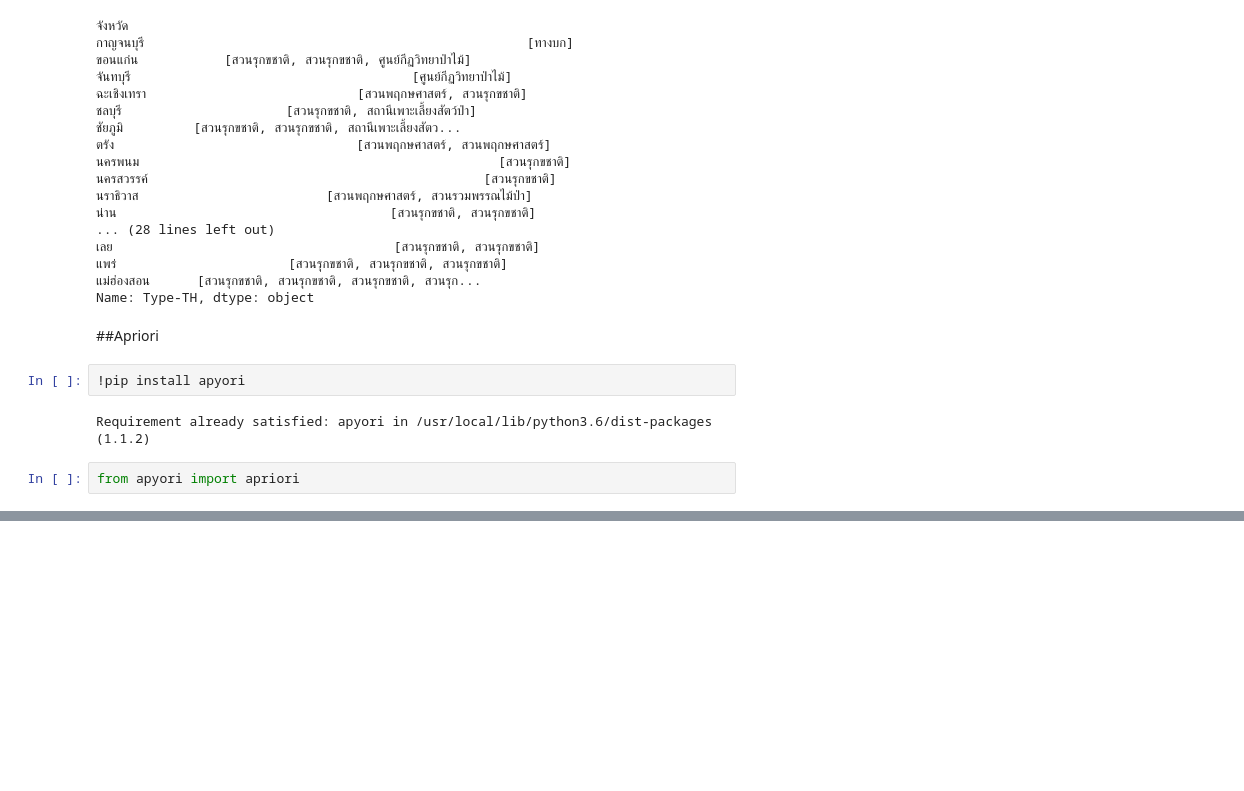
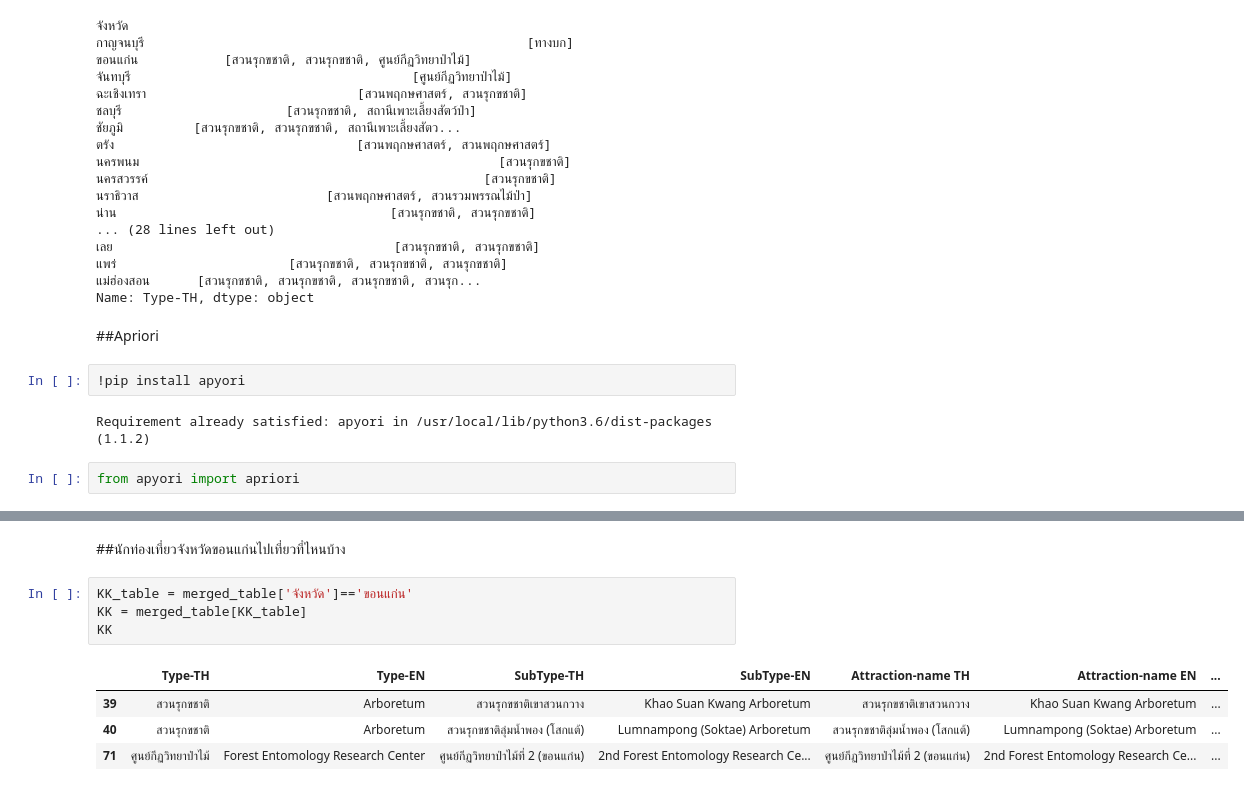
Before and after one commit to dinsor17/KKU_Data_mining, a Jupyter notebook: visitors_k.ipynb, the cells around one changed output, grey strips where cells are left out. Saved outputs shown, nothing was run; the diff lists cells and outputs as text; blank space fills up the shorter version.

```diff
--- a/visitors_k.ipynb
+++ b/visitors_k.ipynb
@@ -475,0 +480,11 @@ RelationRecord(items=frozenset({'ทางบก'}), support=0.2619047619047619,
+# %% [markdown]
+##นักท่องเที่ยวจังหวัดขอนแก่นไปเที่ยวที่ไหนบ้าง
+# %%
+KK_table = merged_table['จังหวัด']=='ขอนแก่น'
+KK = merged_table[KK_table]
+KK
+# %% [output]
+|  | Type-TH | Type-EN | SubType-TH | SubType-EN | Attraction-name TH | Attraction-name EN | ... |
+| 39 | สวนรุกขชาติ | Arboretum | สวนรุกขชาติเขาสวนกวาง | Khao Suan Kwang Arboretum | สวนรุกขชาติเขาสวนกวาง | Khao Suan Kwang Arboretum | ... |
+| 40 | สวนรุกขชาติ | Arboretum | สวนรุกขชาติลุ่มน้ำพอง (โสกแต้) | Lumnampong (Soktae) Arboretum | สวนรุกขชาติลุ่มน้ำพอง (โสกแต้) | Lumnampong (Soktae) Arboretum | ... |
+| 71 | ศูนย์กีฏวิทยาป่าไม้ | Forest Entomology Research Center | ศูนย์กีฏวิทยาป่าไม้ที่ 2 (ขอนแก่น) | 2nd Forest Entomology Research Ce... | ศูนย์กีฏวิทยาป่าไม้ที่ 2 (ขอนแก่น) | 2nd Forest Entomology Research Ce... | ... |
```
Also changed, not shown: parts of 15 cells of this notebook.
